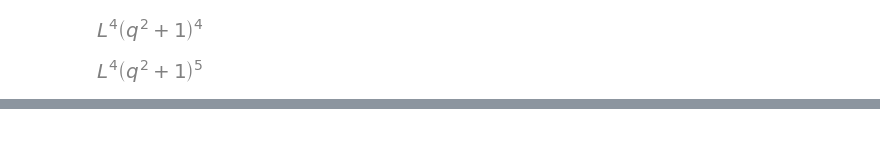
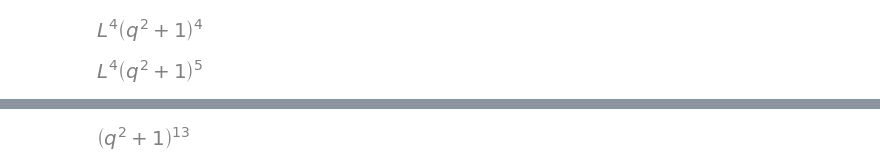
Before and after one commit to emilemarcotte/dubins2circle2set, a Jupyter notebook: LSLS_sympy.ipynb, the cells around one changed output, grey strips where cells are left out. Saved outputs shown, nothing was run; the diff lists cells and outputs as text; code cells hidden in the pictures; blank space fills up the shorter version.

```diff
--- a/LSLS_sympy.ipynb
+++ b/LSLS_sympy.ipynb
@@ -16,10 +16,10 @@ e4 = expand(e3)
 # print((cos(x)+2).subs(cos(x), 3))
 # %%
 """Calculations for m^-"""
-x_0, y_0, theta0, x_c, y_c, r_c, rho, x_f, y_f, q = symbols(
-    "x_0, y_0, theta0, x_c, y_c, r_c, rho, x_f, y_f, q")
+x_0, y_0, theta0, x_c, y_c, r_c, rho, R, x_f, y_f, q = symbols(
+    "x_0, y_0, theta0, x_c, y_c, r_c, rho, R, x_f, y_f, q")
 
-R = r_c + rho
+# R = r_c + rho
 # print(R)
 
 c_0x = x_0 - rho*sin(theta0)
@@ -565,0 +795,7 @@ D_term_all_2
+# %%
+### Square up the no D term
+
+all_noD_2 = all_noD**2
+all_noD_2 = collect(expand(all_noD_2),[D,L,q])
+
+all_noD_2
@@ -565,0 +1128,11 @@ D_term_all_2
+# %%
+### Replace the L**{2,4,6,8} in the noD term
+
+all_noD_2_subL = all_noD_2_subD.xreplace({L**2: L_2, L**4: L_4, L**6: L_6, L**8: L_8})
+all_noD_2_subL_num, all_noD_2_subL_den = all_noD_2_subL.as_numer_denom()
+
+
+# all_noD_2_subL_num
+all_noD_2_subL_den
+# %% [output]
+[figure, added]
```
Also changed, not shown: parts of 7 cells of this notebook, 1 other file.
